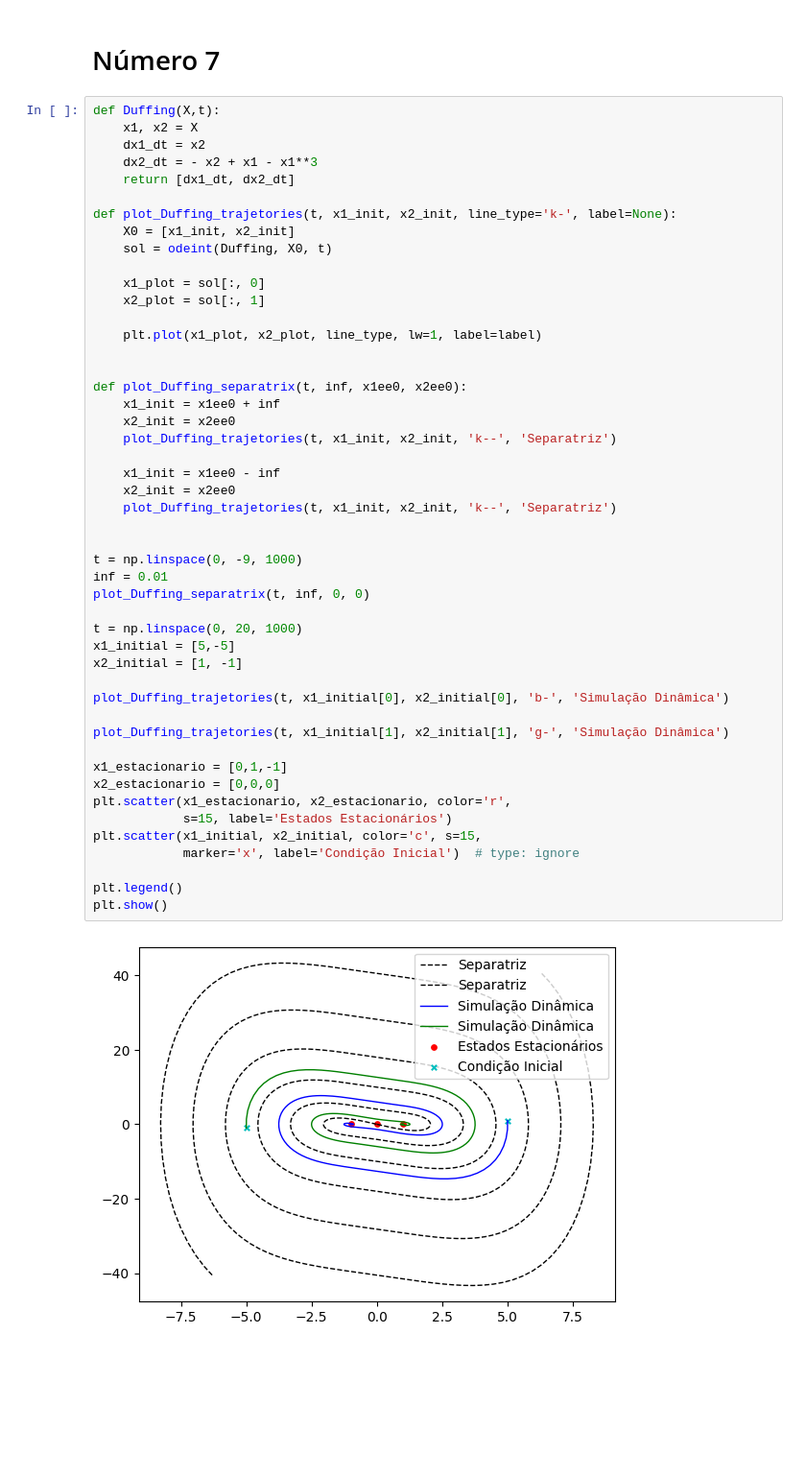
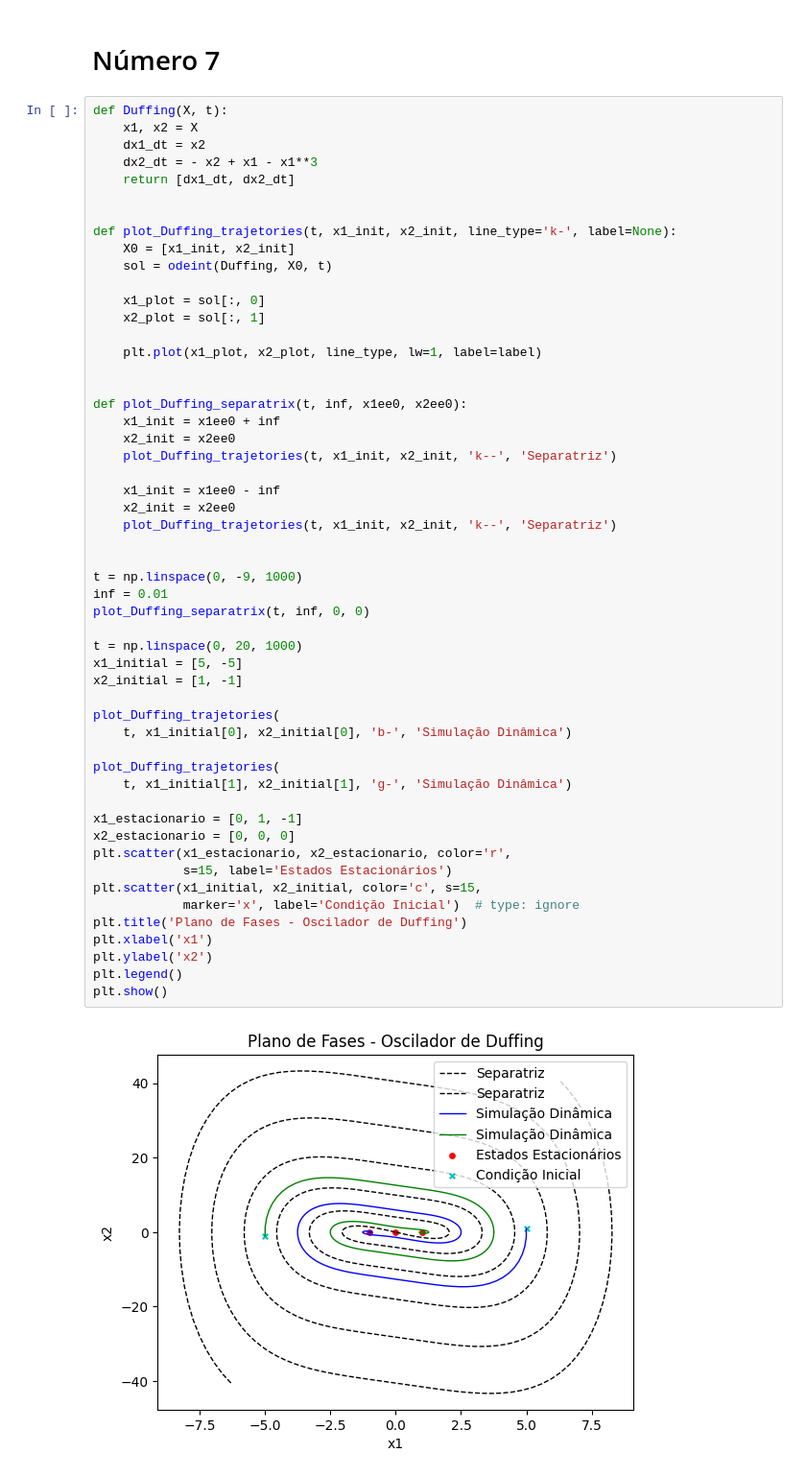
Before and after one commit to the-rodrigo/programas_modelagem, a Jupyter notebook: L3_Modelagem.ipynb, the cells around one changed output. Shown at 96% size. Cells and saved outputs as stored; diff of their text form; blank space fills up the shorter version.

```diff
--- a/L3_Modelagem.ipynb
+++ b/L3_Modelagem.ipynb
@@ -392,11 +388,12 @@ plt.show()
 # %% [markdown]
 # Número 7
 # %%
-def Duffing(X,t):
+def Duffing(X, t):
     x1, x2 = X
     dx1_dt = x2
     dx2_dt = - x2 + x1 - x1**3
     return [dx1_dt, dx2_dt]
+
 
 def plot_Duffing_trajetories(t, x1_init, x2_init, line_type='k-', label=None):
     X0 = [x1_init, x2_init]
@@ -407,37 +404,41 @@ def plot_Duffing_trajetories(t, x1_init, x2_init, line_type='k-', label=None):
 
     plt.plot(x1_plot, x2_plot, line_type, lw=1, label=label)
 
 
 def plot_Duffing_separatrix(t, inf, x1ee0, x2ee0):
     x1_init = x1ee0 + inf
     x2_init = x2ee0
     plot_Duffing_trajetories(t, x1_init, x2_init, 'k--', 'Separatriz')
 
     x1_init = x1ee0 - inf
     x2_init = x2ee0
     plot_Duffing_trajetories(t, x1_init, x2_init, 'k--', 'Separatriz')
 
 
 t = np.linspace(0, -9, 1000)
 inf = 0.01
 plot_Duffing_separatrix(t, inf, 0, 0)
 
 t = np.linspace(0, 20, 1000)
-x1_initial = [5,-5]
+x1_initial = [5, -5]
 x2_initial = [1, -1]
 
-plot_Duffing_trajetories(t, x1_initial[0], x2_initial[0], 'b-', 'Simulação Dinâmica')
+plot_Duffing_trajetories(
+    t, x1_initial[0], x2_initial[0], 'b-', 'Simulação Dinâmica')
 
-plot_Duffing_trajetories(t, x1_initial[1], x2_initial[1], 'g-', 'Simulação Dinâmica')
+plot_Duffing_trajetories(
+    t, x1_initial[1], x2_initial[1], 'g-', 'Simulação Dinâmica')
 
-x1_estacionario = [0,1,-1]
-x2_estacionario = [0,0,0]
+x1_estacionario = [0, 1, -1]
+x2_estacionario = [0, 0, 0]
 plt.scatter(x1_estacionario, x2_estacionario, color='r',
             s=15, label='Estados Estacionários')
 plt.scatter(x1_initial, x2_initial, color='c', s=15,
             marker='x', label='Condição Inicial')  # type: ignore
-
+plt.title('Plano de Fases - Oscilador de Duffing')
+plt.xlabel('x1')
+plt.ylabel('x2')
 plt.legend()
 plt.show()
 # %% [output]
-[figure, old version]
+[figure, new version]
```
Also changed, not shown: parts of 5 cells of this notebook, 1 other file.
